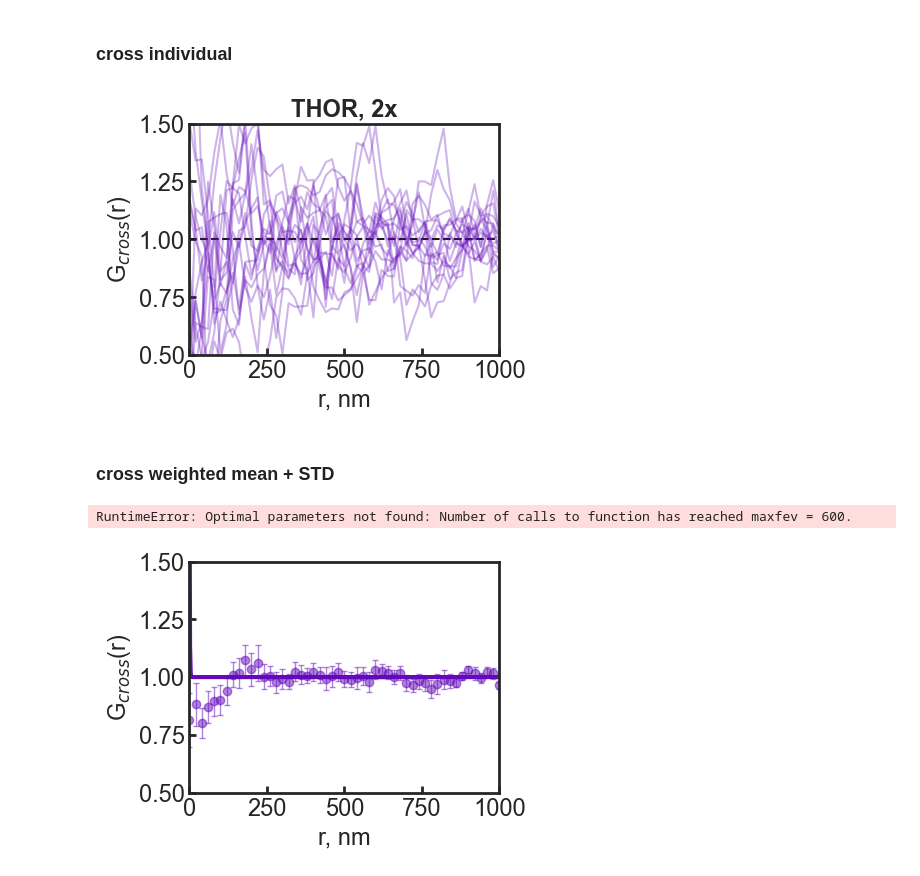
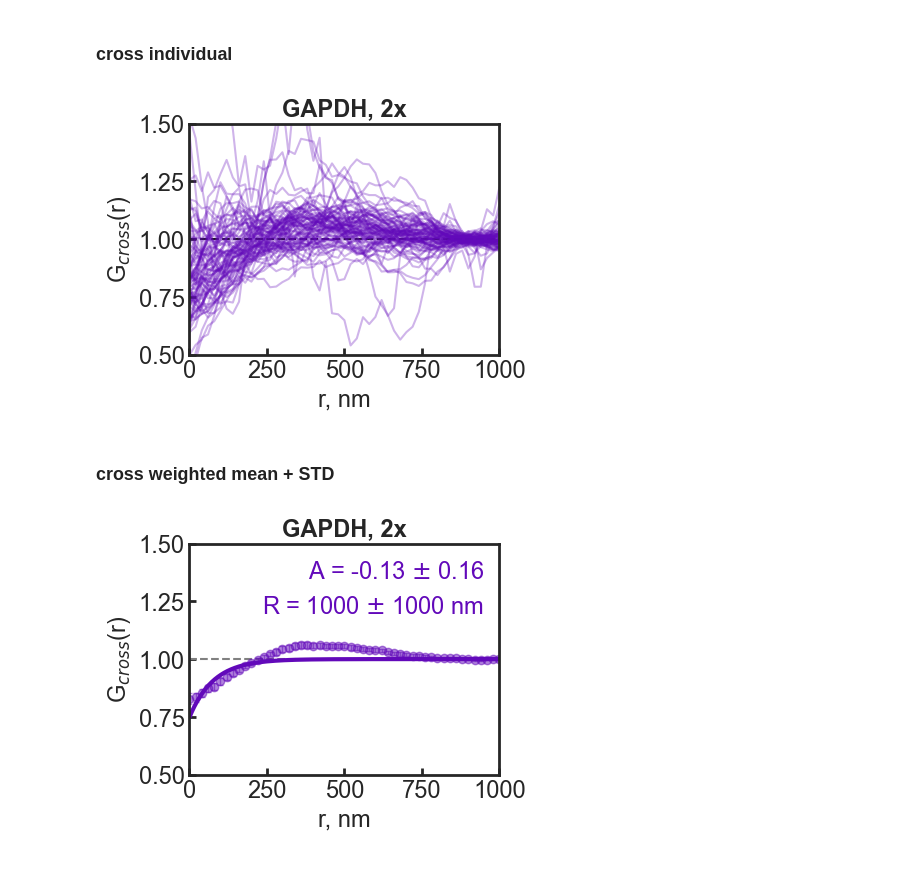
Before and after one commit to walterlab-um/RNA_SPT_in_cellular_condensates, a Jupyter notebook: plot_paper_figure/Fig1_RNA-HOPS-PCF.ipynb, the cells around one changed output. Saved outputs shown, nothing was run; the diff lists cells and outputs as text; code cells hidden in the pictures.

```diff
--- a/plot_paper_figure/Fig1_RNA-HOPS-PCF.ipynb
+++ b/plot_paper_figure/Fig1_RNA-HOPS-PCF.ipynb
@@ -13,7 +13,7 @@ sns.set(color_codes=True, style="white")
 # %%
 folder_PCF = "/Volumes/lsa-nwalter/Guoming_Gao_turbo/Walterlab_server/PROCESSED_DATA/RNA-in-HOPS_condensates/paper_figure_plots/PCF"
 os.chdir(folder_PCF)
-condition = "THOR_2x"
+condition = "GAPDH_2x"
 dict_toplot = pickle.load(open("PairCorr-DataDict-pooled-" + condition + ".p", "rb"))
 nm_per_pxl = dict_toplot["nm_per_pxl"]
 r_max_nm = dict_toplot["r_max_nm"]
@@ -49,9 +49,7 @@ def weighted_stats(lst_PCF_per_cell, lst_N_locations):
     # iterate over the length of a numpy array in the list
     for i in range(N_bins):
         # extract the i-th element from each array and their respective weight
-        data_array = np.array(
-            [lst_PCF_per_cell[j][i] for j in range(N_condensates)]
-        )
+        data_array = np.array([lst_PCF_per_cell[j][i] for j in range(N_condensates)])
         # remove nan
         mask = np.isnan(data_array) | np.isnan(weights)
         data_array = data_array[~mask]
@@ -110,9 +108,17 @@ def bootstrap(bins, lst_PCF_per_cell, lst_N_locations, bs_size=30, bs_rounds=100
 
         weighted_mean, _, weighted_std = weighted_stats(lst_PCF_bs, lst_N_bs)
 
-        popt, _ = curve_fit(cluster_model, bins[1:], weighted_mean[1:])
+        popt, _ = curve_fit(
+            cluster_model,
+            bins[1:],
+            weighted_mean[1:],
+            bounds=([-2, 0], [2, 2000]),
+            maxfev=10000,
+        )
         A, r0 = popt
-        reduced_chi_square = red_chi(bins[1:], A, r0, weighted_mean[1:], weighted_std[1:])
+        reduced_chi_square = red_chi(
+            bins[1:], A, r0, weighted_mean[1:], weighted_std[1:]
+        )
 
         lst_A.append(A)
         lst_r0.append(r0)
@@ -157,7 +163,7 @@ plt.savefig(
     dpi=300,
 )
 # %% [output]
-[figure, old version]
+[figure, new version]
 # %% [markdown]
 ### cross weighted mean + STD
 # %%
@@ -175,9 +181,14 @@ weighted_mean, weighted_sem, weighted_std = weighted_stats(
 )
 
 # calculate the characteristic cluster size by fitting
-bounds = ([-np.inf,  -np.inf], [np.inf, np.inf])
-
-popt, pcov = curve_fit(cluster_model, bins[1:], weighted_mean[1:])
+popt, pcov = curve_fit(
+    cluster_model,
+    bins[1:],
+    weighted_mean[1:],
+    bounds=([-2, 0], [2, 2000]),
+    maxfev=10000,
+    # full_output=True,
+)
 A, r0 = popt
 A_error, r0_error = np.sqrt(np.diag(pcov))
 reduced_chi_square = red_chi(bins, A, r0, weighted_mean, weighted_std)
@@ -231,32 +242,31 @@ bs_r0_mean = np.mean(ci_r0)
 bs_r0_err = (ci_r0[1] - ci_r0[0]) / 2
 
 plt.text(
     950,
     1.35,
     r"A = " + str(round(bs_A_mean, 2)) + r" $\pm$ " + str(round(bs_A_err, 2)),
     fontsize=17,
     color="#6209ba",
     horizontalalignment="right",
 )
 plt.text(
     950,
     1.2,
     r"R = "
     + "{:.0f}".format(round(bs_r0_mean, -2))
     + r" $\pm$ "
     + "{:.0f}".format(round(bs_r0_err, -2))
     + " nm",
     fontsize=17,
     color="#6209ba",
     horizontalalignment="right",
 )
 plt.title(", ".join(condition.split("_")), fontsize=17, weight="bold")
 plt.savefig(
     "cross_PCF_FUSref_" + condition + "_weighted_mean_SEM.png",
     format="png",
     bbox_inches="tight",
     dpi=300,
 )
 # %% [output]
-RuntimeError: Optimal parameters not found: Number of calls to function has reached maxfev = 600.
-[figure, old version]
+[figure, new version]
```
